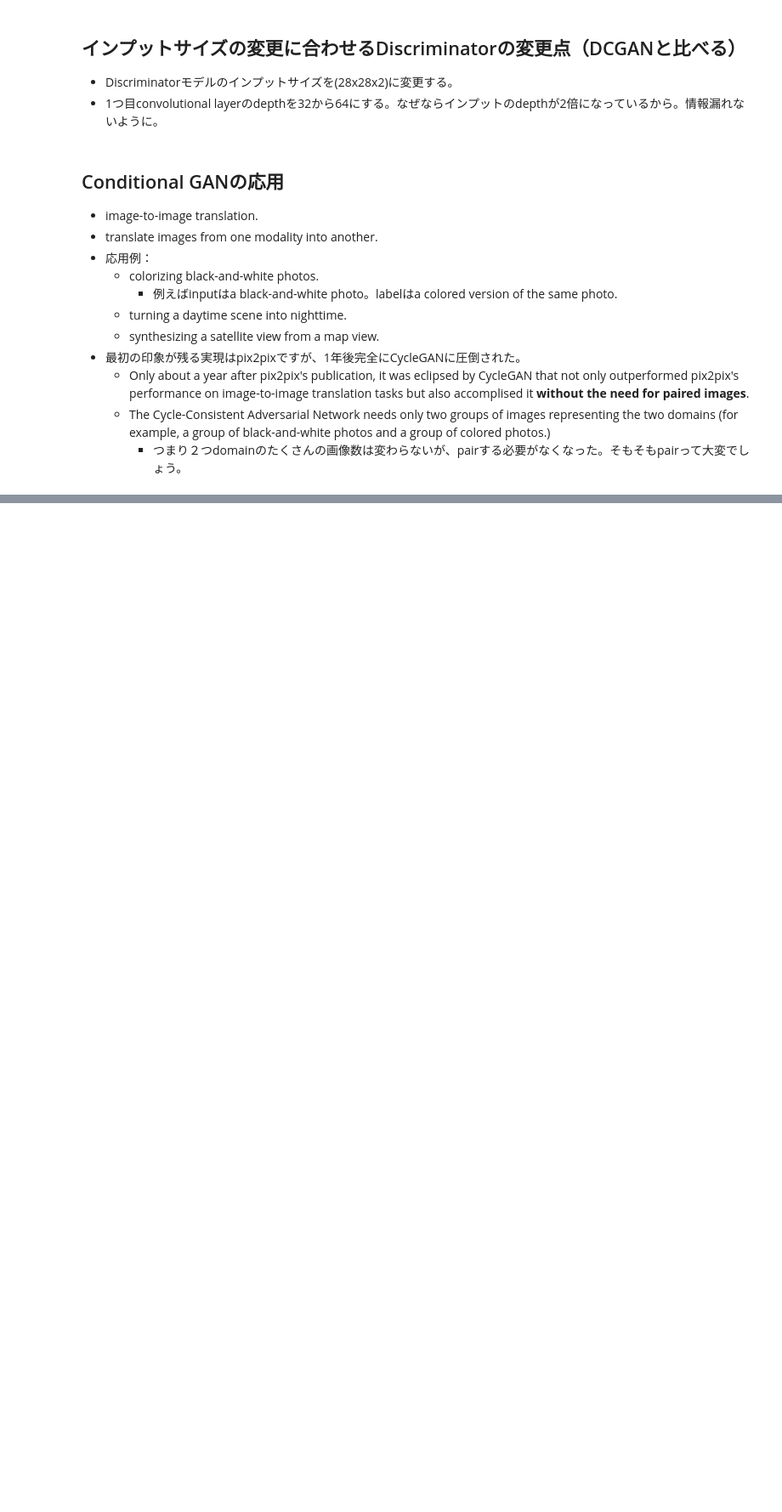
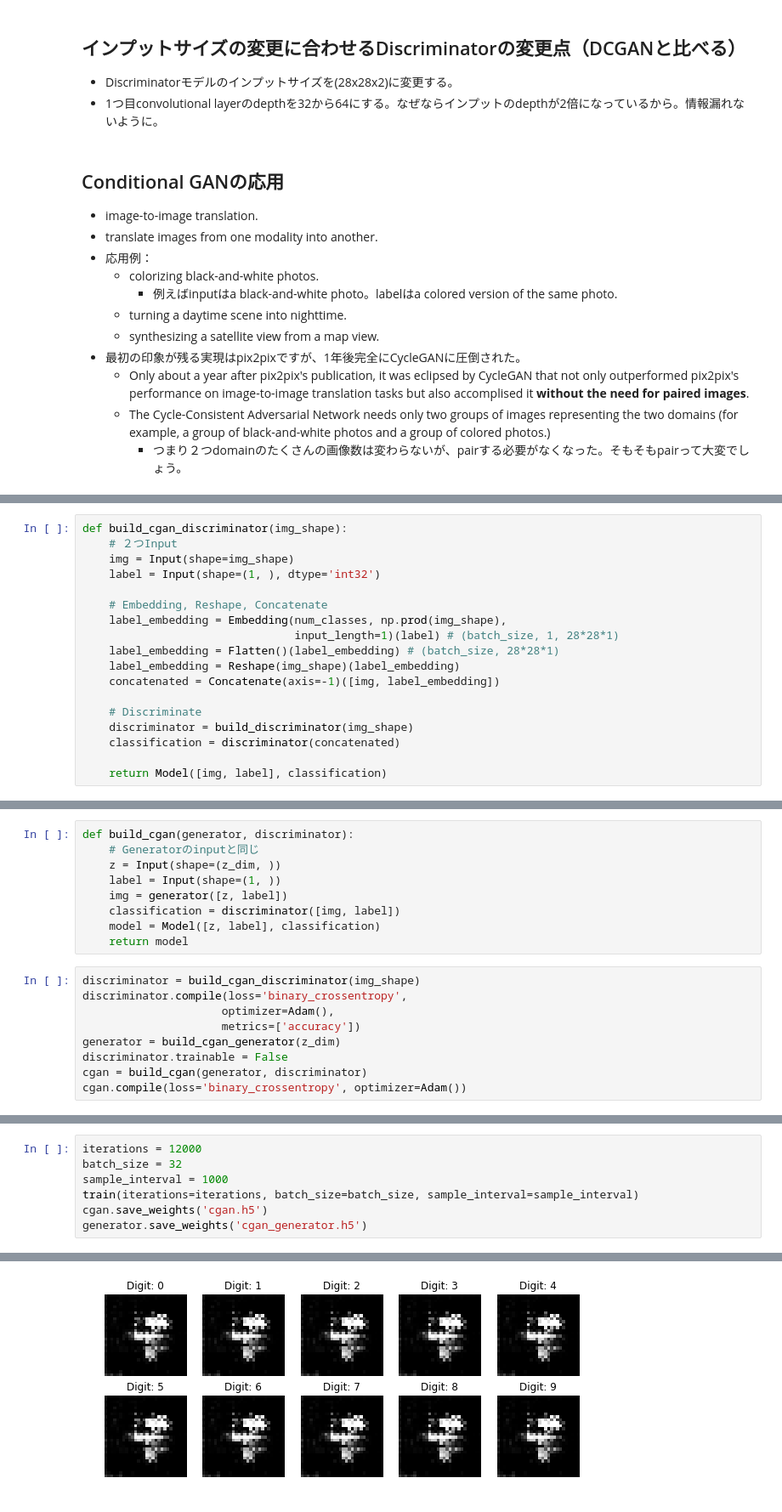
Before and after one commit to youngsend/DeepLearningAndCloud, a Jupyter notebook: GANs-in-Action-Langr-Bok/c8-conditional-gan.ipynb, the cells around one changed output, grey strips where cells are left out. Shown: that part at 85% size. Cells and saved outputs as stored; diff of their text form; blank space fills up the shorter version.

```diff
--- a/GANs-in-Action-Langr-Bok/c8-conditional-gan.ipynb
+++ b/GANs-in-Action-Langr-Bok/c8-conditional-gan.ipynb
@@ -104,0 +195,18 @@ Image("img/cgan-combine-label-and-image-2020-02-29 19-13-20.png")
+# %%
+def build_cgan_discriminator(img_shape):
+    # ２つInput
+    img = Input(shape=img_shape)
+    label = Input(shape=(1, ), dtype='int32')
+
+    # Embedding, Reshape, Concatenate
+    label_embedding = Embedding(num_classes, np.prod(img_shape),
+                                input_length=1)(label) # (batch_size, 1, 28*28*1)
+    label_embedding = Flatten()(label_embedding) # (batch_size, 28*28*1)
+    label_embedding = Reshape(img_shape)(label_embedding)
+    concatenated = Concatenate(axis=-1)([img, label_embedding])
+
+    # Discriminate
+    discriminator = build_discriminator(img_shape)
+    classification = discriminator(concatenated)
+
+    return Model([img, label], classification)
@@ -104,0 +215,18 @@ Image("img/cgan-combine-label-and-image-2020-02-29 19-13-20.png")
+# %%
+def build_cgan(generator, discriminator):
+    # Generatorのinputと同じ
+    z = Input(shape=(z_dim, ))
+    label = Input(shape=(1, ))
+    img = generator([z, label])
+    classification = discriminator([img, label])
+    model = Model([z, label], classification)
+    return model
+# %%
+discriminator = build_cgan_discriminator(img_shape)
+discriminator.compile(loss='binary_crossentropy',
+                     optimizer=Adam(),
+                     metrics=['accuracy'])
+generator = build_cgan_generator(z_dim)
+discriminator.trainable = False
+cgan = build_cgan(generator, discriminator)
+cgan.compile(loss='binary_crossentropy', optimizer=Adam())
@@ -104,0 +303,8 @@ Image("img/cgan-combine-label-and-image-2020-02-29 19-13-20.png")
+# %%
+iterations = 12000
+batch_size = 32
+sample_interval = 1000
+train(iterations=iterations, batch_size=batch_size, sample_interval=sample_interval)
+cgan.save_weights('cgan.h5')
+generator.save_weights('cgan_generator.h5')
+# %% [output]
@@ -104,0 +323 @@ Image("img/cgan-combine-label-and-image-2020-02-29 19-13-20.png")
+[figure, added]
```
Also changed, not shown: parts of 18 cells of this notebook, 2 other files.
